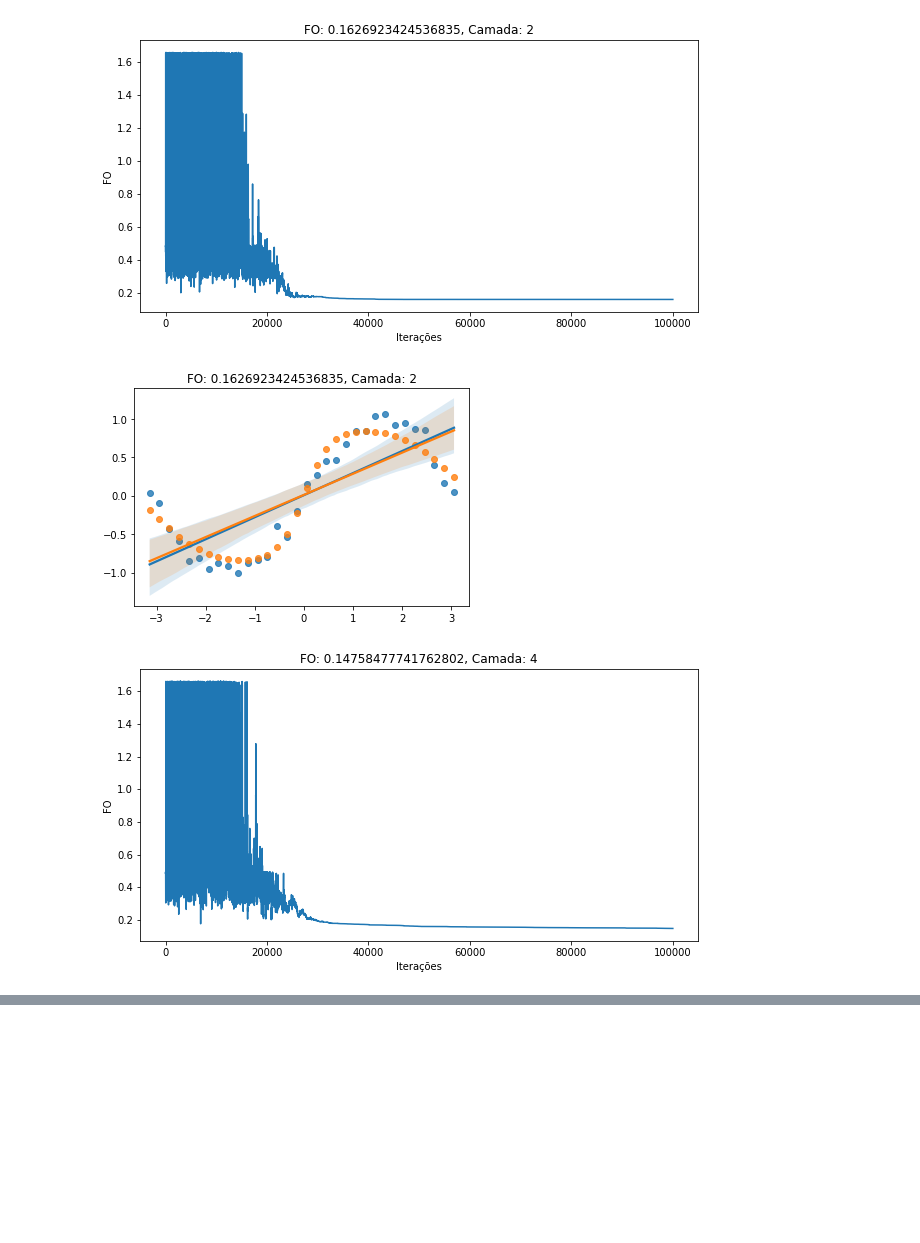
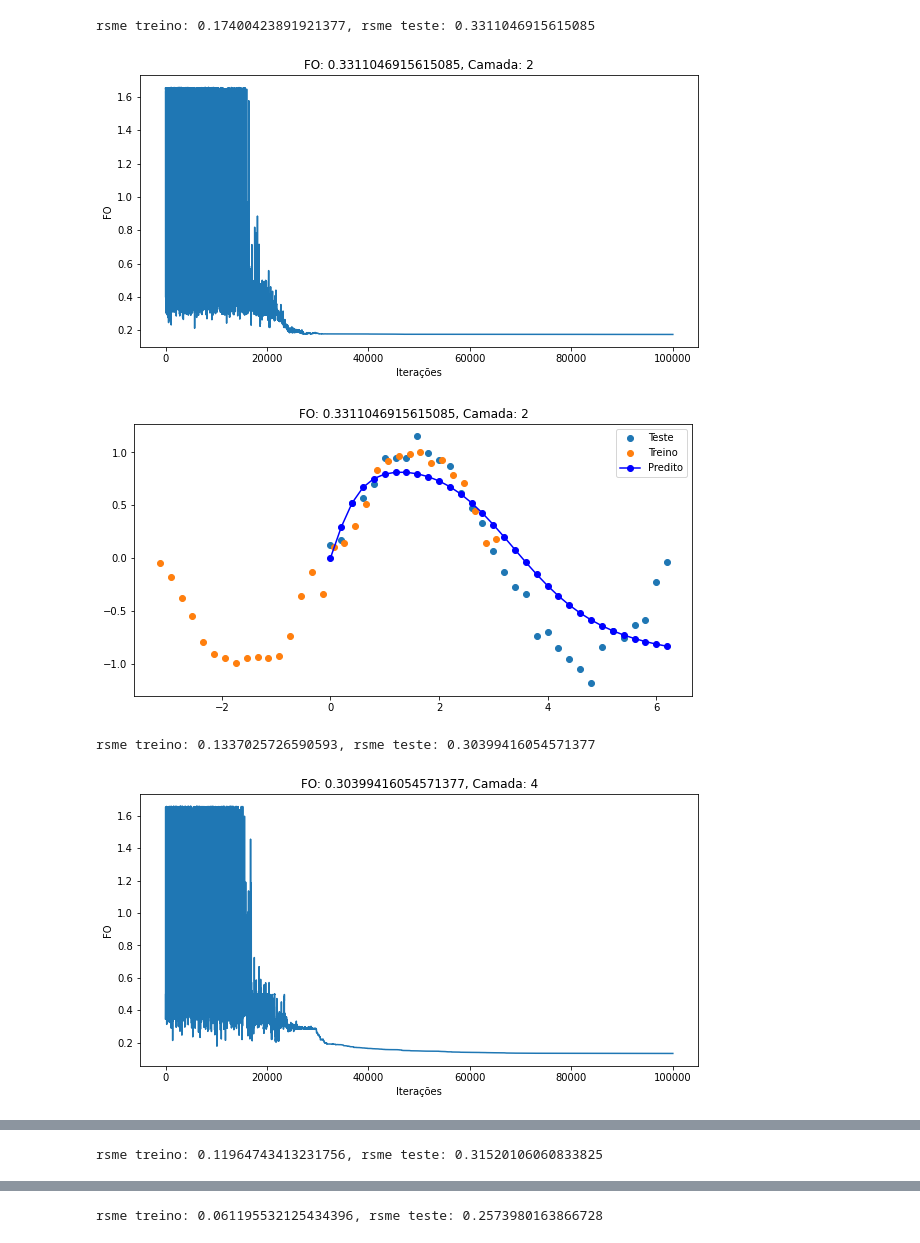
Before and after one commit to JsantosAn/Desafio-FrontEnd-2021, a Jupyter notebook: TrabalhoIAFinal.ipynb, the cells around one changed output, grey strips where cells are left out. Drawn from its saved outputs; the diff is of its cells as text; code cells hidden in the pictures; blank space fills up the shorter version.

```diff
--- a/TrabalhoIAFinal.ipynb
+++ b/TrabalhoIAFinal.ipynb
@@ -46,3 +46,10 @@ def PesosBias(oculta,x_teste,pop):
 def _mse(target, output):
   MSE = np.square(np.subtract(target,output)).mean()
   return math.sqrt(MSE)
+# %%
+X_treino = np.arange(-np.pi, np.pi, 0.2).reshape(32, 1)
+y_treino = np.sin(X_treino)
+y_treino += np.random.normal(loc=0,scale=0.1, size=y_treino.shape).reshape(32, 1)
+X_teste = np.arange(0, 2*np.pi, 0.2).reshape(32, 1)
+y_teste  = np.sin(X_teste)
+y_teste += np.random.normal(loc=0,scale=0.1, size=X_teste.shape).reshape(32, 1)
@@ -88,7 +193,7 @@ class SA(object):
         vizinho = np.delete(solucao, rd)
         vizinho=np.insert(vizinho,rd,v)
         pb = PesosBias(self.oculta,self.x_teste,vizinho)
-        fo_vizinho = self.objective(pb,self.y_teste)
+        fo_vizinho = self.objective(self.y_teste,pb)
         delta = fo_vizinho - valor_funcao_objetivo
         progresso.append(valor_funcao_objetivo)
         if delta < 0:
@@ -105,36 +210,28 @@ class SA(object):
           self.temperature *= self.alpha
           temperatures.append(self.temperature)
     #print(f"FO: {valor_funcao_objetivo}")
-    return progresso,y,valor_funcao_objetivo
+    return progresso,y,valor_funcao_objetivo,solucao
-# %%
-X = np.arange(-np.pi, np.pi, 0.2)
-y = np.sin(X)
-y += np.random.normal(scale=0.1, size=y.shape)
-y_teste = y.reshape(32, 1)
-x_teste = X.reshape(32, 1)
-# %%
-def plot(progresso,y_pred,x_teste,c,fo):
-  plt.figure(figsize=(10, 5))
-  plt.plot(progresso,label=1100)
-  plt.xlabel('Iterações')
-  plt.ylabel('FO')
-  plt.title(f"FO: {fo}, Camada: {c}")
-  plt.show()
-  sns.regplot(x=x_teste,y=y_teste).set(title=f"FO: {fo}, Camada: {c}")
-  sns.regplot(x=x_teste,y=y_pred)
 # %%
 search_space = [-5, 5]
-desv = 0.3
+desv = 0.2
 n_iter = 100000
 n_pop = 50
 temperature = 100
 alpha = 0.9995
 camadas = [ 2, 4, 8, 16, 32, 64 , 128 ]
 for c in camadas:
-  SimuA = SA(c,1,x_teste,y_teste,_mse, n_iter,temperature,search_space,desv,alpha)
-  progresso, y_pred, fo= SimuA.Simulate_A()
-  plot(progresso,y_pred,x_teste,c,fo)
+  SimuA = SA(c,1,X_treino,y_treino,_mse, n_iter,temperature,search_space,desv,alpha)
+  progresso, y_pred, fo,solucao= SimuA.Simulate_A()
+
+  y = PesosBias(c,X_treino,solucao)
+  y_pred = PesosBias(c,X_teste,solucao)
+  r_treino= _mse(y_treino,y)
+  r_teste= _mse(y_teste,y_pred)
+  print(f"rsme treino: {r_treino}, rsme teste: {r_teste}")
+  plot(progresso,y,y_pred,X_teste,c,r_teste)
 # %% [output]
+rsme treino: 0.17400423891921377, rsme teste: 0.3311046915615085
-[figure, old version]
+[figure, new version]
-[figure, old version]
+[figure, new version]
+rsme treino: 0.1337025726590593, rsme teste: 0.30399416054571377
-[figure, old version]
+[figure, new version]
@@ -141,0 +239 @@ for c in camadas:
+rsme treino: 0.11964743413231756, rsme teste: 0.31520106060833825
@@ -143,0 +242 @@ for c in camadas:
+rsme treino: 0.061195532125434396, rsme teste: 0.2573980163866728
```
Also changed, not shown: parts of 9 cells of this notebook.
